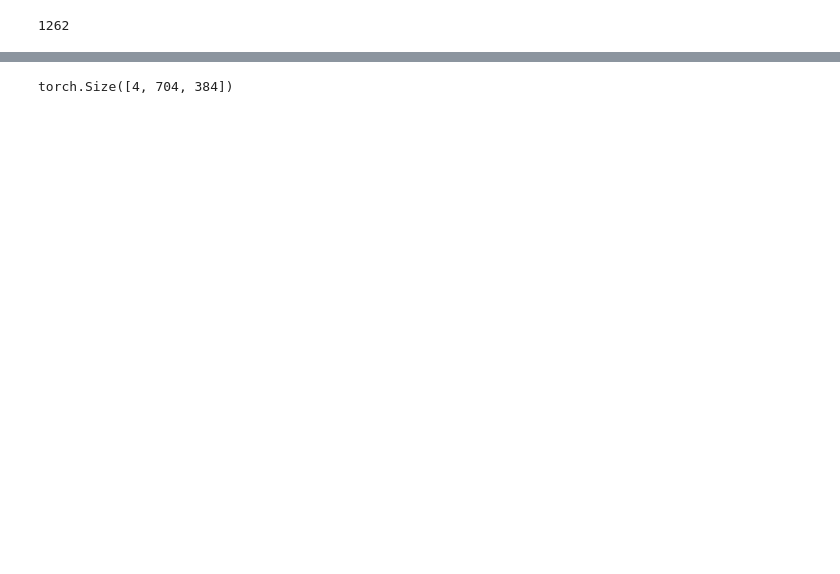
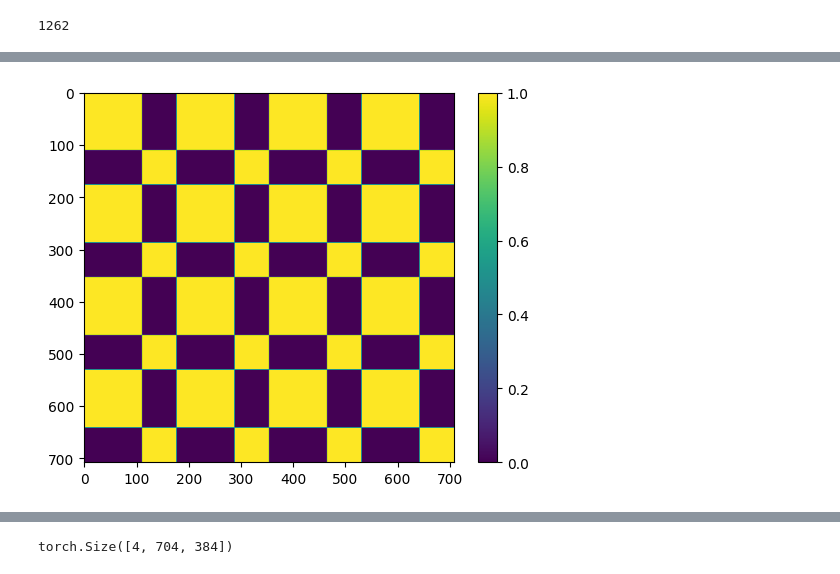
Before and after one commit to sirrus98/uni2ts, a Jupyter notebook: example/dataloader_test.ipynb, the cells around one changed output, grey strips where cells are left out. Drawn from its saved outputs; the diff is of its cells as text; code cells hidden in the pictures; blank space fills up the shorter version.

```diff
--- a/example/dataloader_test.ipynb
+++ b/example/dataloader_test.ipynb
@@ -136,0 +138,7 @@ torch.Size([4, 176])
+# %%
+plt.imshow(packed_attention_mask(sample_id)[3])
+plt.gca()
+plt.colorbar()
+plt.show()
+# %% [output]
+[figure, added]
```
Also changed, not shown: parts of 10 cells of this notebook, 1 other file.
